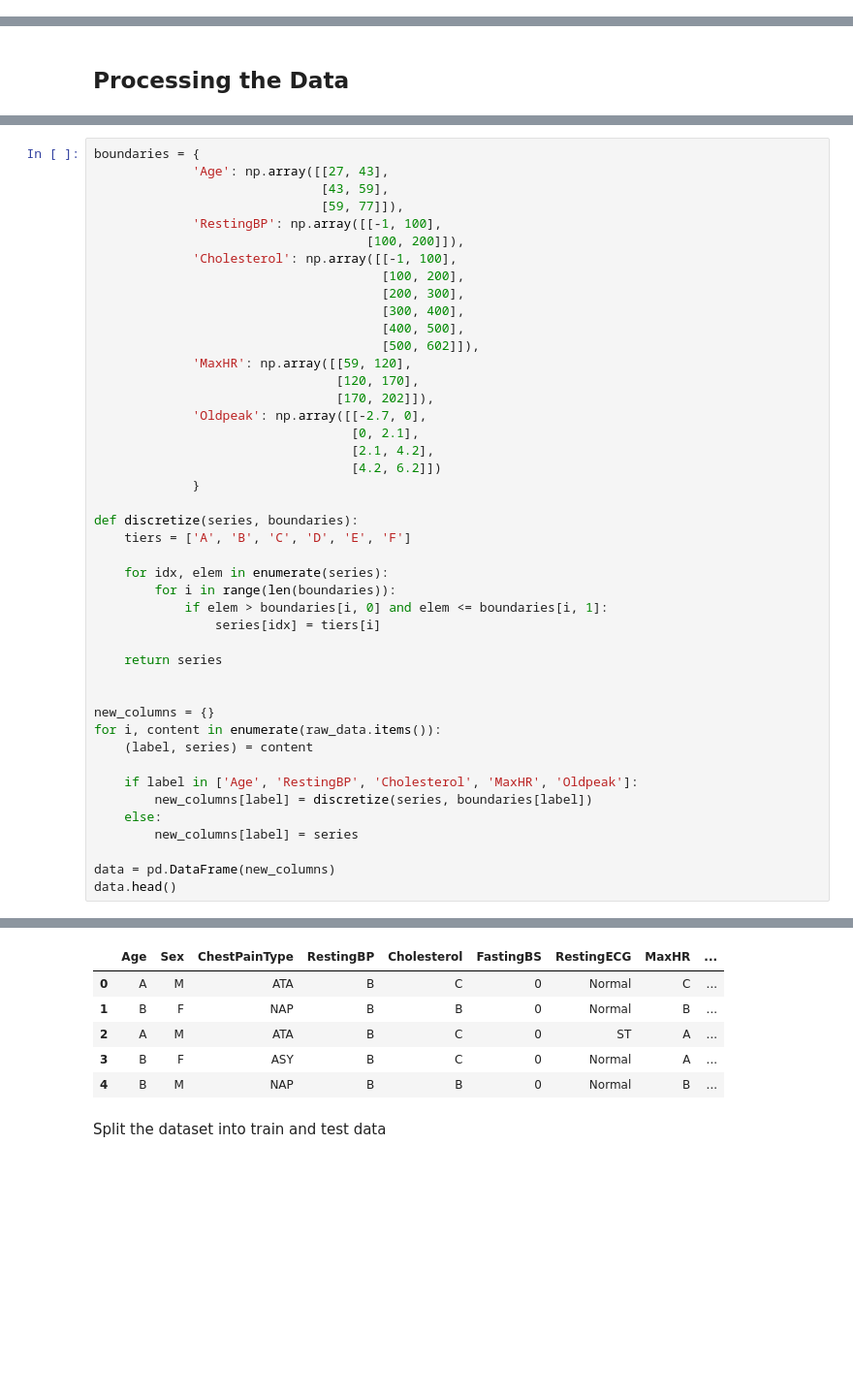
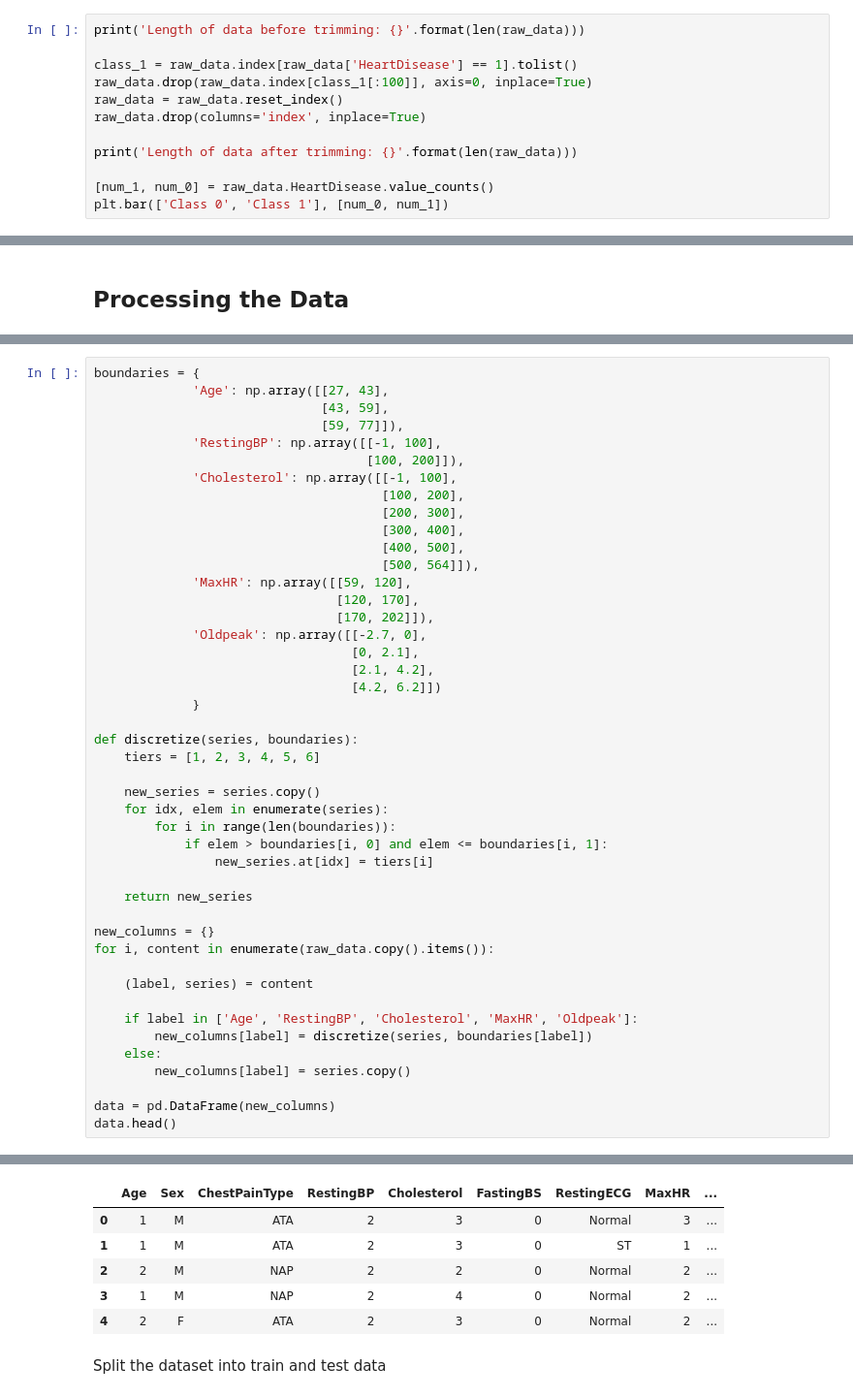
Before and after one commit to SagarParekh97/Decision-Making-under-Uncertainty, a Jupyter notebook: P1/P1.ipynb, the cells around one changed output, grey strips where cells are left out. Shown: that part at 97% size. Saved outputs shown, nothing was run; the diff lists cells and outputs as text; blank space fills up the shorter version.

```diff
--- a/P1/P1.ipynb
+++ b/P1/P1.ipynb
@@ -34,0 +57,12 @@ raw_data.head()
+# %%
+print('Length of data before trimming: {}'.format(len(raw_data)))
+
+class_1 = raw_data.index[raw_data['HeartDisease'] == 1].tolist()
+raw_data.drop(raw_data.index[class_1[:100]], axis=0, inplace=True)
+raw_data = raw_data.reset_index()
+raw_data.drop(columns='index', inplace=True)
+
+print('Length of data after trimming: {}'.format(len(raw_data)))
+
+[num_1, num_0] = raw_data.HeartDisease.value_counts()
+plt.bar(['Class 0', 'Class 1'], [num_0, num_1])
@@ -81,7 +161,7 @@ boundaries = {
                                       [200, 300],
                                       [300, 400],
                                       [400, 500],
-                                      [500, 602]]),
+                                      [500, 564]]),
              'MaxHR': np.array([[59, 120],
                                 [120, 170],
                                 [170, 202]]),
@@ -92,24 +172,25 @@ boundaries = {
              }
 
 def discretize(series, boundaries):
-    tiers = ['A', 'B', 'C', 'D', 'E', 'F']
+    tiers = [1, 2, 3, 4, 5, 6]
 
+    new_series = series.copy()
     for idx, elem in enumerate(series):
         for i in range(len(boundaries)):
             if elem > boundaries[i, 0] and elem <= boundaries[i, 1]:
-                series[idx] = tiers[i]
+                new_series.at[idx] = tiers[i]
 
-    return series
-
+    return new_series
 
 new_columns = {}
-for i, content in enumerate(raw_data.items()):
+for i, content in enumerate(raw_data.copy().items()):
+
     (label, series) = content
 
     if label in ['Age', 'RestingBP', 'Cholesterol', 'MaxHR', 'Oldpeak']:
         new_columns[label] = discretize(series, boundaries[label])
     else:
-        new_columns[label] = series
+        new_columns[label] = series.copy()
 
 data = pd.DataFrame(new_columns)
 data.head()
@@ -121,9 +198,9 @@ See the caveats in the documentation: https://pandas.pydata.org/pandas-docs/stab
 |  | Age | Sex | ChestPainType | RestingBP | Cholesterol | FastingBS | RestingECG | MaxHR | ... |
-| 0 | A | M | ATA | B | C | 0 | Normal | C | ... |
-| 1 | B | F | NAP | B | B | 0 | Normal | B | ... |
-| 2 | A | M | ATA | B | C | 0 | ST | A | ... |
-| 3 | B | F | ASY | B | C | 0 | Normal | A | ... |
-| 4 | B | M | NAP | B | B | 0 | Normal | B | ... |
+| 0 | 1 | M | ATA | 2 | 3 | 0 | Normal | 3 | ... |
+| 1 | 1 | M | ATA | 2 | 3 | 0 | ST | 1 | ... |
+| 2 | 2 | M | NAP | 2 | 2 | 0 | Normal | 2 | ... |
+| 3 | 1 | M | NAP | 2 | 4 | 0 | Normal | 2 | ... |
+| 4 | 2 | F | ATA | 2 | 3 | 0 | Normal | 2 | ... |
 # %% [markdown]
 Split the dataset into train and test data
 # %%
```
Also changed, not shown: parts of 57 cells of this notebook, 4 other files.
